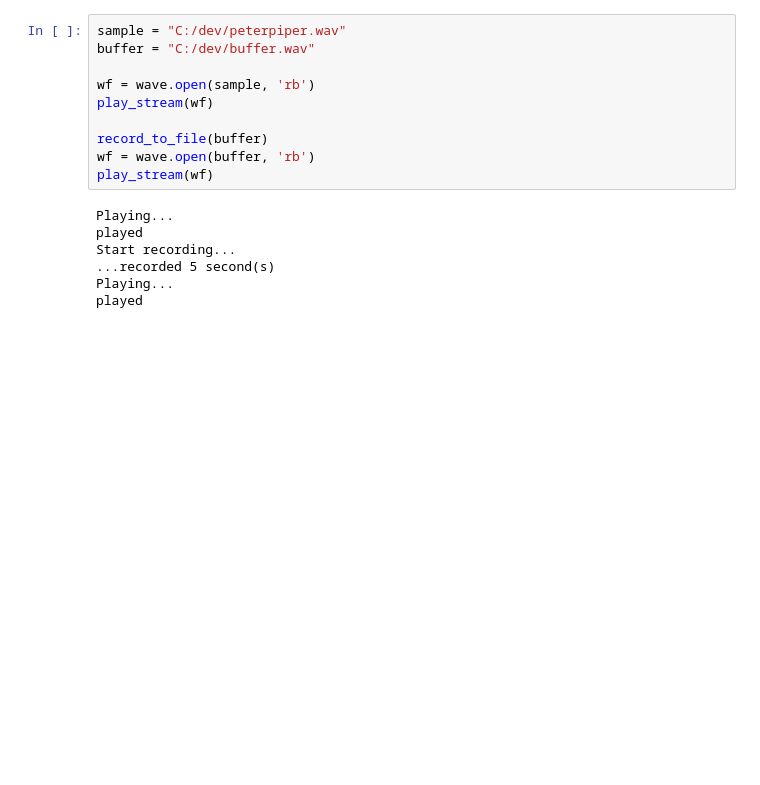
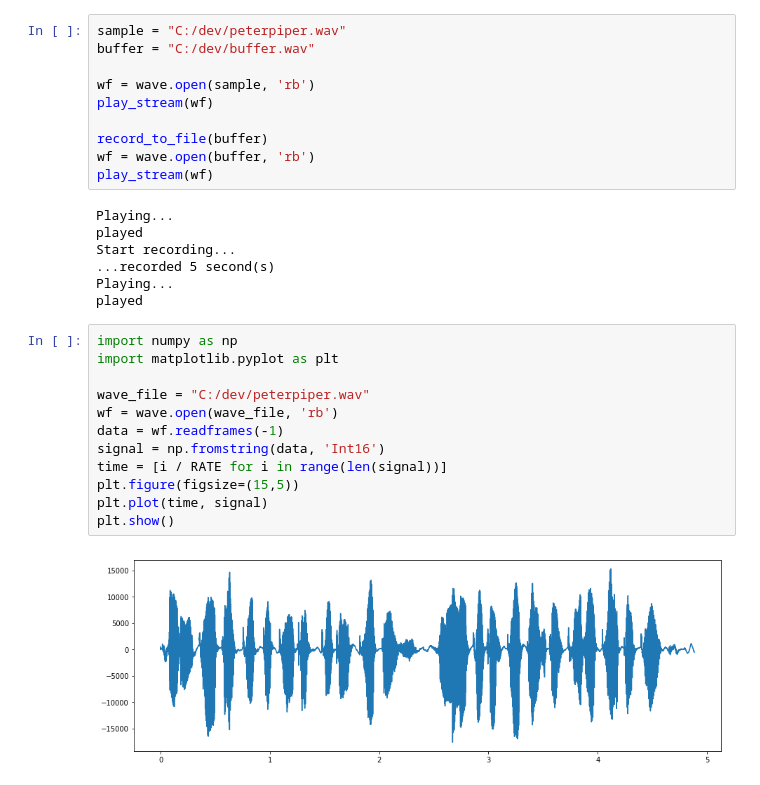
Before and after one commit to str-anger/practical-ai, a Jupyter notebook: 2/speech/Sound Recording and Playing.ipynb, the cells around one changed output. Drawn from its saved outputs; the diff is of its cells as text; blank space fills up the shorter version.

```diff
--- a/2/speech/Sound Recording and Playing.ipynb
+++ b/2/speech/Sound Recording and Playing.ipynb
@@ -70,3 +70,17 @@ Start recording...
 ...recorded 5 second(s)
 Playing...
 played
+# %%
+import numpy as np
+import matplotlib.pyplot as plt
+
+wave_file = "C:/dev/peterpiper.wav"
+wf = wave.open(wave_file, 'rb')
+data = wf.readframes(-1)
+signal = np.fromstring(data, 'Int16')
+time = [i / RATE for i in range(len(signal))]
+plt.figure(figsize=(15,5))
+plt.plot(time, signal)
+plt.show()
+# %% [output]
+[figure, added]
```
Also changed, not shown: parts of 1 cell of this notebook, 2 other files.
